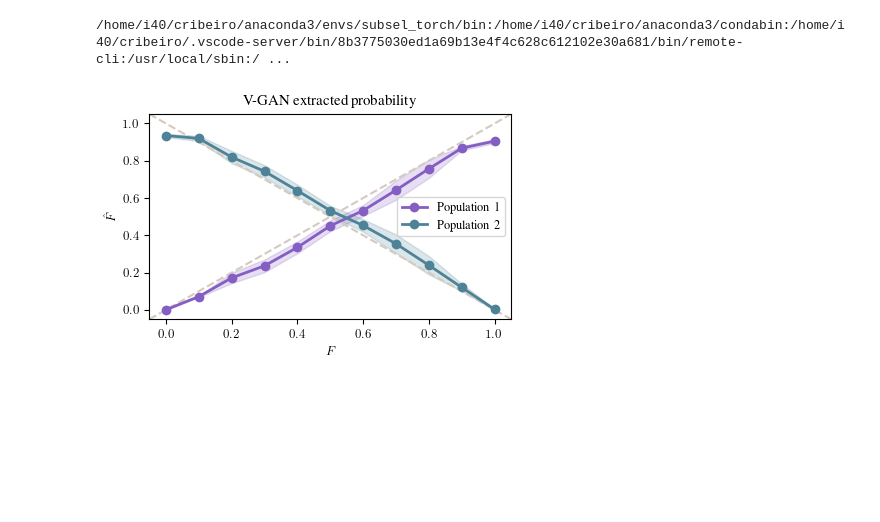
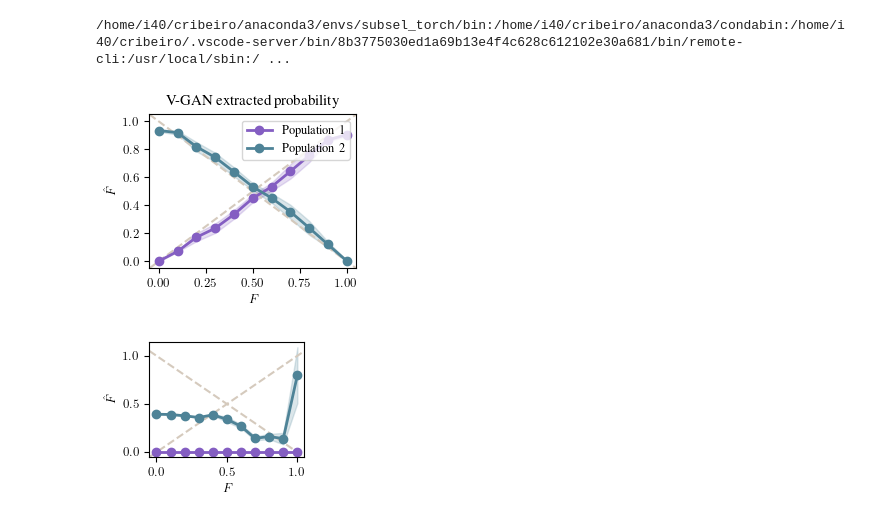
Before and after one commit to jcribeiro98/V-GAN, a Jupyter notebook: images.ipynb, the cells around one changed output. Saved outputs shown, nothing was run; the diff lists cells and outputs as text; code cells hidden in the pictures; blank space fills up the shorter version.

Commit message:
Addded gmd for the experiments

```diff
--- a/images.ipynb
+++ b/images.ipynb
@@ -36,31 +36,66 @@ df = pd.read_csv('experiments/Synthetic/table_result.csv',index_col=0)
 # %%
 
 df_grouped = df.groupby('frac').agg(['mean', 'std'])
 import matplotlib.pyplot as plt
 
 x = df_grouped.index
 p1_mean = df_grouped['p1']['mean']
 p1_std = df_grouped['p1']['std']
 p2_mean = df_grouped['p2']['mean']
 p2_std = df_grouped['p2']['std']
 
-plt.figure(figsize=(2*7/3, 2*4/3))
+plt.figure(figsize=(8/3, 6/3))
 plt.axline((0, 0), linestyle = "--",slope=1, color = "#D5CABD", linewidth = 1.5)
 plt.axline((0, 1), linestyle = "--",slope=-1, color = "#D5CABD", linewidth = 1.5)
 
 plt.plot(x, p1_mean, label='Population 1', marker='o', linewidth = 2, color = '#845EC2')
 plt.fill_between(x, p1_mean - p1_std, p1_mean + p1_std, color='#845EC2', alpha=0.2)
 
 plt.plot(x, p2_mean, label='Population 2', marker='o', linewidth = 2, color = '#4E8397')
 plt.fill_between(x, p2_mean - p2_std, p2_mean + p2_std, color='#4E8397', alpha=0.2)
 
 
 plt.title('V-GAN extracted probability')
 plt.xlabel('$F$')
 plt.ylabel('$\\hat{F}$')
 plt.legend()
 
 plt.savefig("experiments/Synthetic/vgan_experiment.png", dpi=1000)
 plt.show()
 # %% [output]
-[figure, old version]
+[figure, new version]
+# %%
+import pandas as pd
+df = pd.read_csv('experiments/Synthetic/table_result_hics.csv',index_col=0)
+
+df_grouped = df.groupby('frac').agg(['mean', 'std'])
+import matplotlib.pyplot as plt
+
+x = df_grouped.index
+p1_mean = df_grouped['p1']['mean']
+p1_std = df_grouped['p1']['std']
+p2_mean = df_grouped['p2']['mean']
+p2_std = df_grouped['p2']['std']
+
+plt.figure(figsize=(8/4, 6/4))
+plt.axline((0, 0), linestyle = "--",slope=1, color = "#D5CABD", linewidth = 1.5)
+plt.axline((0, 1), linestyle = "--",slope=-1, color = "#D5CABD", linewidth = 1.5)
+
+plt.plot(x, p1_mean, label='Population 1', marker='o', linewidth = 2, color = '#845EC2')
+plt.fill_between(x, p1_mean - p1_std, p1_mean + p1_std, color='#845EC2', alpha=0.2)
+
+plt.plot(x, p2_mean, label='Population 2', marker='o', linewidth = 2, color = '#4E8397')
+plt.fill_between(x, p2_mean - p2_std, p2_mean + p2_std, color='#4E8397', alpha=0.2)
+
+
+#plt.title('HiCS extracted probability')
+plt.xlabel('$F$')
+plt.ylabel('$\\hat{F}$')
+#plt.legend()
+
+xlim = plt.xlim()
+ylim = plt.ylim()
+plt.savefig("experiments/Synthetic/hics_experiment.png", dpi=1000)
+plt.show()
+# %% [output]
+[figure, added]
```
Also changed, not shown: parts of 9 cells of this notebook, 2 other files.
